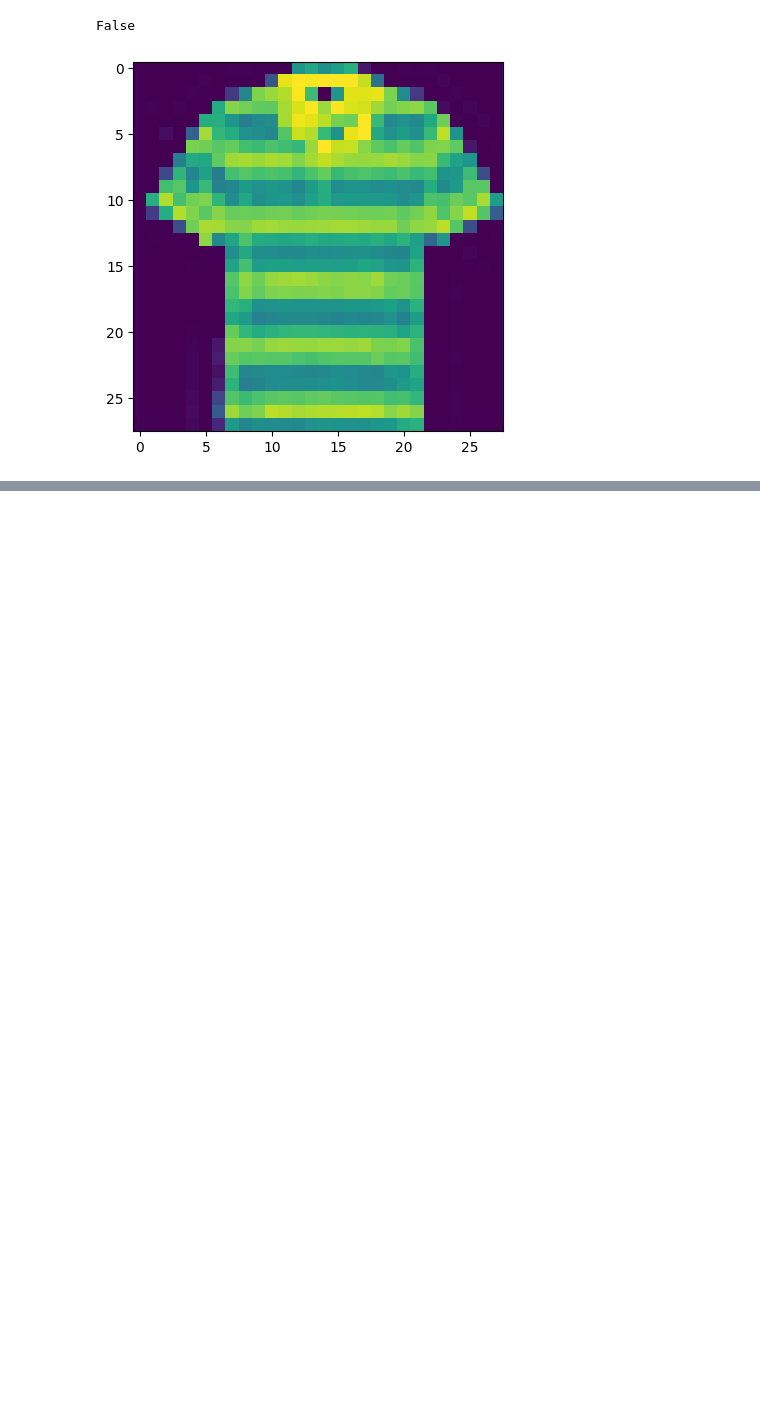
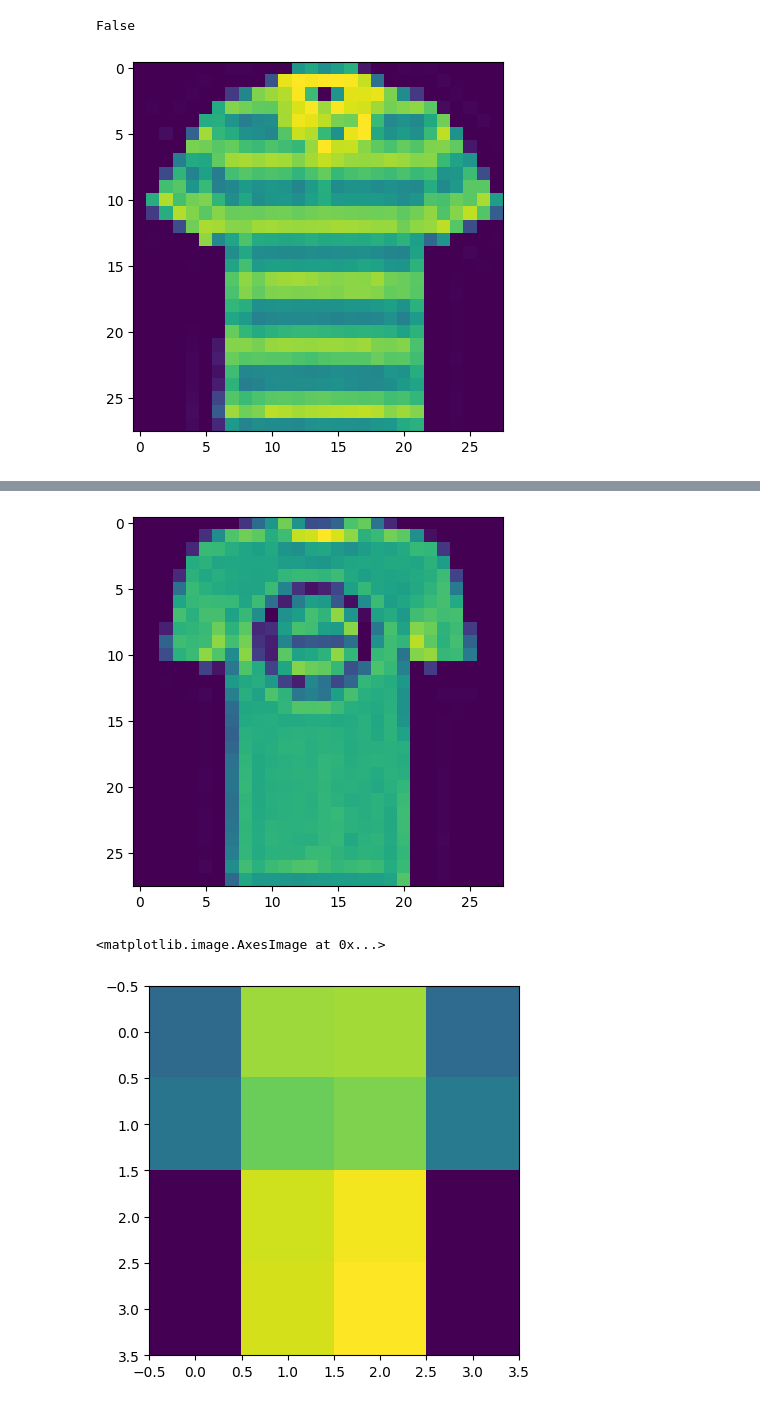
Before and after one commit to iQuHACK/2023_IonQ_Remote, a Jupyter notebook: Part1/part1_leander.ipynb, the cells around one changed output, grey strips where cells are left out. Cells and saved outputs as stored; diff of their text form; code cells hidden in the pictures; blank space fills up the shorter version.

```diff
--- a/Part1/part1_leander.ipynb
+++ b/Part1/part1_leander.ipynb
@@ -39,0 +105,9 @@ False
+# %%
+im = images[0]
+plt.imshow(im)
+plt.show()
+plt.imshow(reduce_size(kernel, im))
+# %% [output]
+[figure, added]
+<matplotlib.image.AxesImage at 0x...>
+[figure, added]
```
Also changed, not shown: parts of 29 cells of this notebook, 2 other files.
